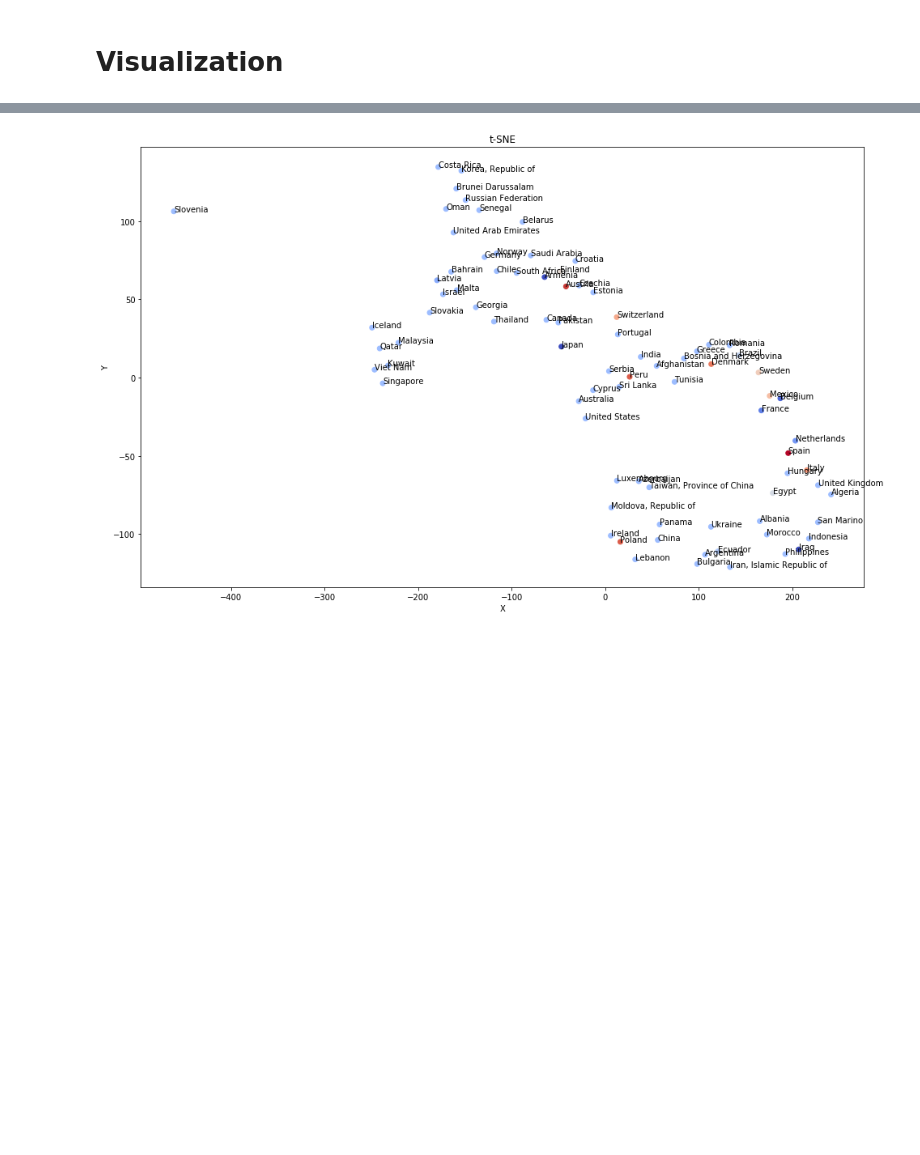
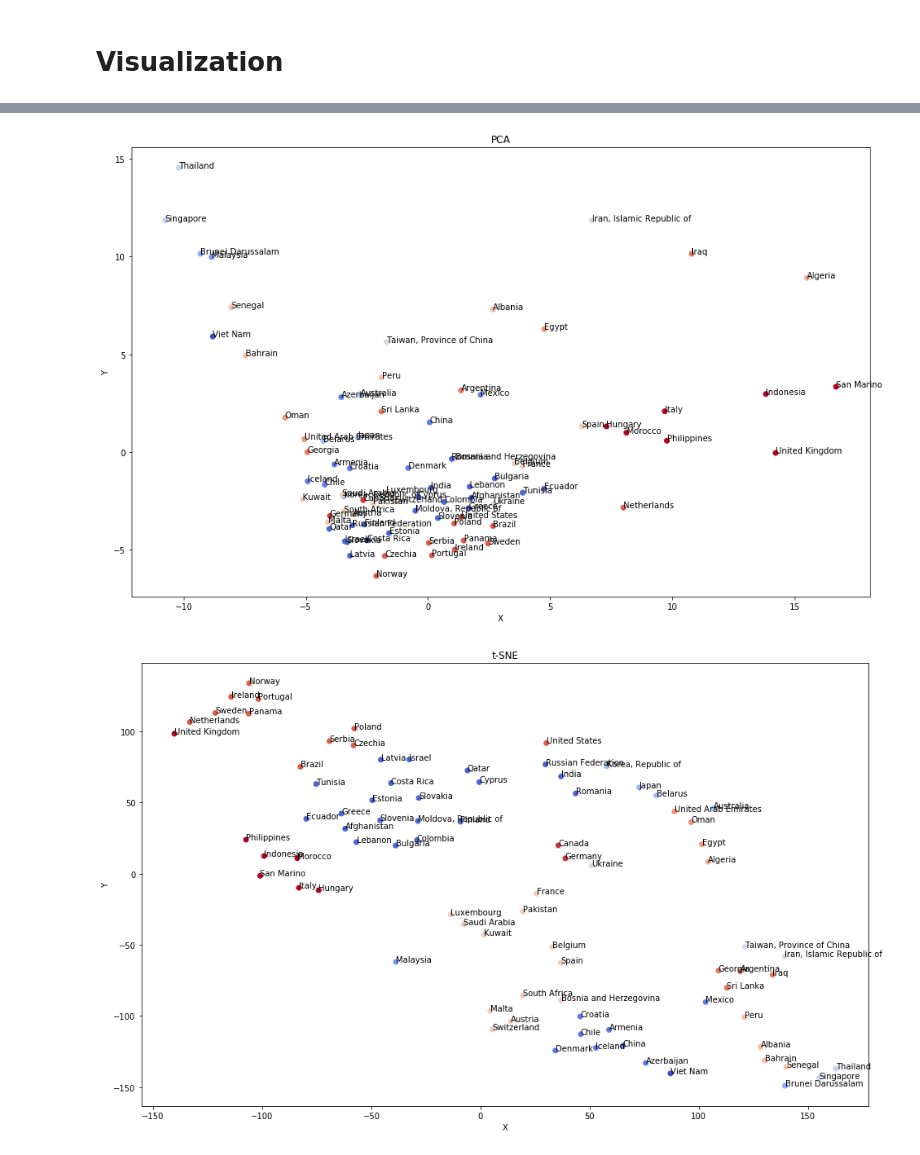
Before and after one commit to Klooskie/CoronaVirusDataExploration, a Jupyter notebook: WHOClustering.ipynb, the cells around one changed output, grey strips where cells are left out. Cells and saved outputs as stored; diff of their text form; code cells hidden in the pictures; blank space fills up the shorter version.

```diff
--- a/WHOClustering.ipynb
+++ b/WHOClustering.ipynb
@@ -201,12 +234,11 @@ visualize_score_graph_number_of_clusters(vector_with_death_procentge)
-# %%
-from sklearn.manifold import TSNE
-tsne = TSNE(n_components=2, metric='euclidean', perplexity=5).fit_transform(vector_with_death_procentge)
-
-kmeans = KMeans(n_clusters=18).fit(vectors)
-labels = kmeans.labels_
-visualize_clusetrs(labels)
-# %% [output]
-[figure, removed]
+# %%
+kmeans = KMeans(n_clusters=18).fit(vector_with_death_recover_percentge)
+labels = kmeans.labels_
+visualize_clusetrs_pca(vector_with_death_recover_percentge, countries, labels)
+visualize_clusetrs_tsne(vector_with_death_recover_percentge, countries, labels)
+# %% [output]
+[figure, added]
+[figure, added]
 # %%
 visualize_score_graph_number_of_clusters(vector_combined)
 # %% [output]
```
Also changed, not shown: parts of 18 cells of this notebook.
